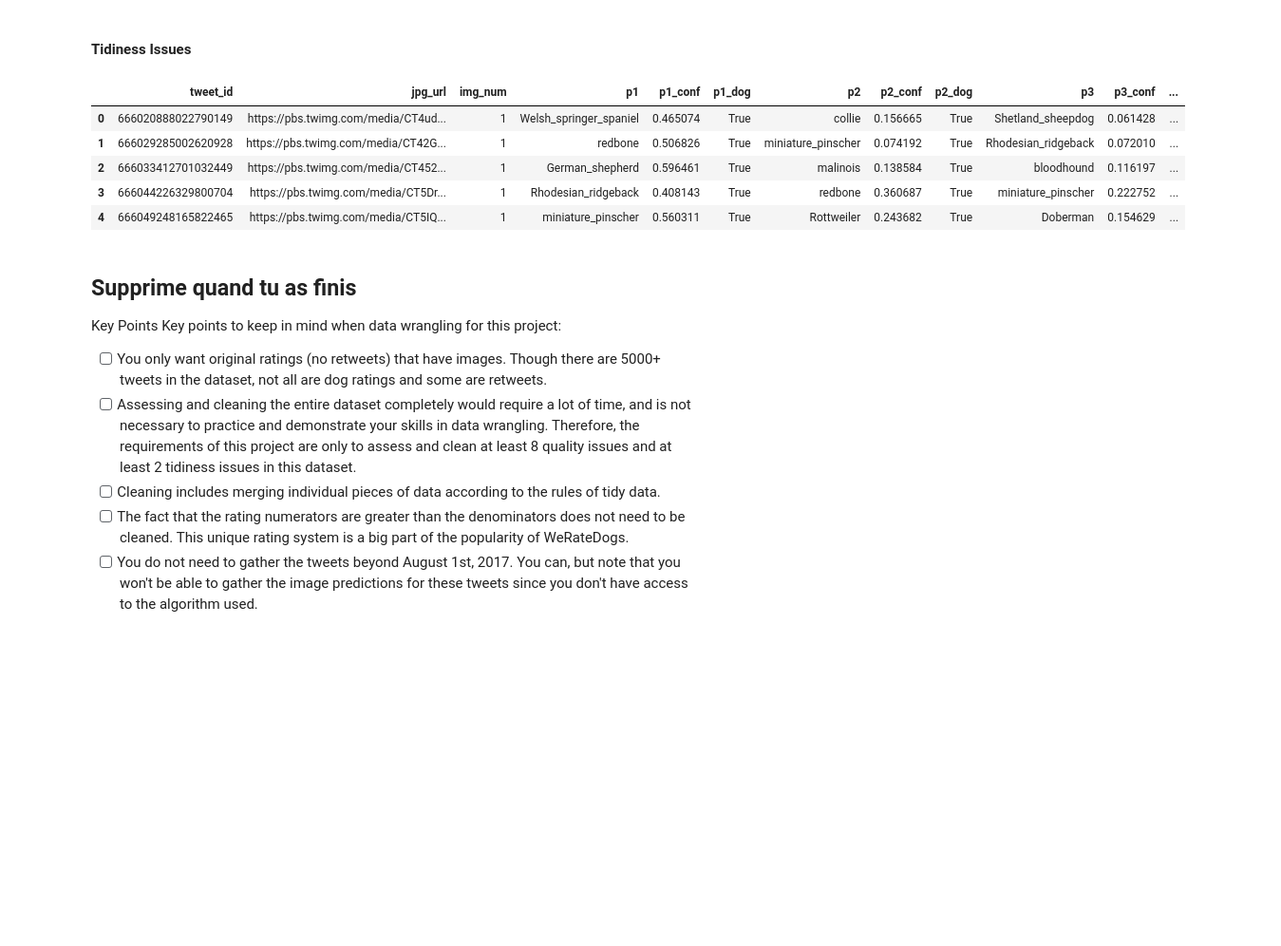
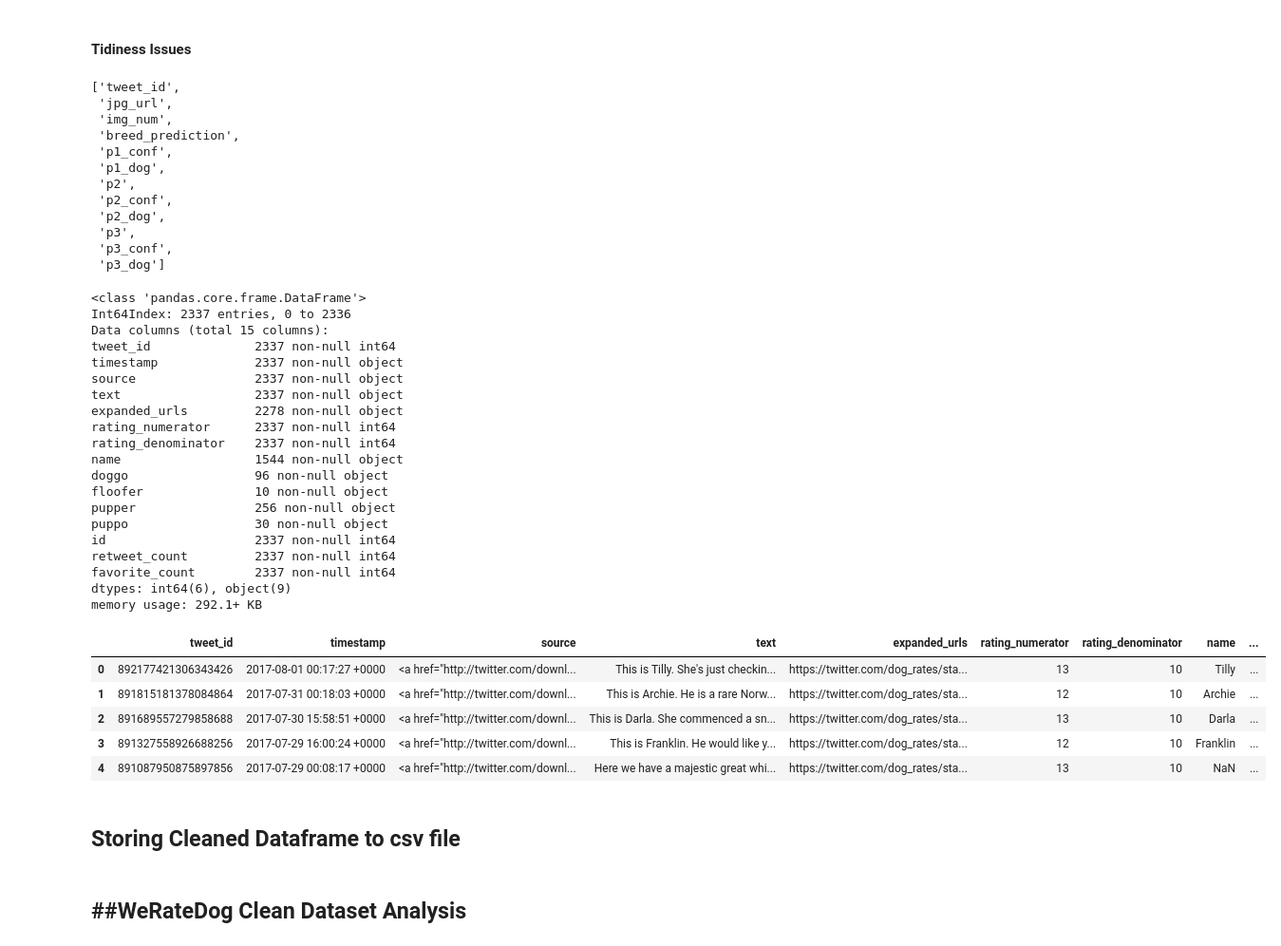
Before and after one commit to gwizamaryse/Data-Wrangling-with-Python, a Jupyter notebook: wrangle_act.ipynb, the cells around one changed output. Shown: that part at 95% size. Drawn from its saved outputs; the diff is of its cells as text; code cells hidden in the pictures; blank space fills up the shorter version.

Commit message:
Analysis done

```diff
--- a/wrangle_act.ipynb
+++ b/wrangle_act.ipynb
@@ -510,15 +510,46 @@ See the caveats in the documentation: http://pandas.pydata.org/pandas-docs/stabl
 # %% [markdown]
 #### Tidiness Issues
 # %%
-# rename the name in the columns for image predictions. from p1 to breed_prediction_1
-image_df.rename(columns={'p1':'breed_prediction'})
-image_df.head()
+# rename the name in the columns for image predictions. from p1 to breed_prediction
+image_df.rename(columns={'p1':'breed_prediction'}, inplace=True)
+#testing to verify name change
+image_df.columns.tolist()
 # %% [output]
-|  | tweet_id | jpg_url | img_num | p1 | p1_conf | p1_dog | p2 | p2_conf | p2_dog | p3 | p3_conf | ... |
-| 0 | 666020888022790149 | https://pbs.twimg.com/media/CT4ud... | 1 | Welsh_springer_spaniel | 0.465074 | True | collie | 0.156665 | True | Shetland_sheepdog | 0.061428 | ... |
-| 1 | 666029285002620928 | https://pbs.twimg.com/media/CT42G... | 1 | redbone | 0.506826 | True | miniature_pinscher | 0.074192 | True | Rhodesian_ridgeback | 0.072010 | ... |
-| 2 | 666033412701032449 | https://pbs.twimg.com/media/CT452... | 1 | German_shepherd | 0.596461 | True | malinois | 0.138584 | True | bloodhound | 0.116197 | ... |
-| 3 | 666044226329800704 | https://pbs.twimg.com/media/CT5Dr... | 1 | Rhodesian_ridgeback | 0.408143 | True | redbone | 0.360687 | True | miniature_pinscher | 0.222752 | ... |
-| 4 | 666049248165822465 | https://pbs.twimg.com/media/CT5IQ... | 1 | miniature_pinscher | 0.560311 | True | Rottweiler | 0.243682 | True | Doberman | 0.154629 | ... |
+['tweet_id',
+ 'jpg_url',
+ 'img_num',
+ 'breed_prediction',
+ 'p1_conf',
+ 'p1_dog',
+ 'p2',
+ 'p2_conf',
+ 'p2_dog',
+ 'p3',
+ 'p3_conf',
+ 'p3_dog']
 # %%
-# merge the archive dataset and api dataset based on tweet_ids
+# merge the archive dataset and twitter_api_df dataset based on common tweet_ids
+new_df = df_archive_new.merge(twitter_api_df,how='inner', left_on='tweet_id', right_on='id')
+#test
+new_df.info()
+# %% [output]
+<class 'pandas.core.frame.DataFrame'>
+Int64Index: 2337 entries, 0 to 2336
+Data columns (total 15 columns):
+tweet_id              2337 non-null int64
+timestamp             2337 non-null object
+source                2337 non-null object
+text                  2337 non-null object
+expanded_urls         2278 non-null object
+rating_numerator      2337 non-null int64
+rating_denominator    2337 non-null int64
+name                  1544 non-null object
+doggo                 96 non-null object
+floofer               10 non-null object
+pupper                256 non-null object
+puppo                 30 non-null object
+id                    2337 non-null int64
+retweet_count         2337 non-null int64
+favorite_count        2337 non-null int64
+dtypes: int64(6), object(9)
+memory usage: 292.1+ KB
@@ -528,12 +556,14 @@ image_df.head()
-# %% [markdown]
-
-
-## Supprime quand tu as finis
-Key Points
-Key points to keep in mind when data wrangling for this project:
-
-- [ ] You only want original ratings (no retweets) that have images. Though there are 5000+ tweets in the dataset, not all are dog ratings and some are retweets.
-- [ ] Assessing and cleaning the entire dataset completely would require a lot of time, and is not necessary to practice and demonstrate your skills in data wrangling. Therefore, the requirements of this project are only to assess and clean at least 8 quality issues and at least 2 tidiness issues in this dataset.
-- [ ] Cleaning includes merging individual pieces of data according to the rules of tidy data.
-- [ ] The fact that the rating numerators are greater than the denominators does not need to be cleaned. This unique rating system is a big part of the popularity of WeRateDogs.
-- [ ] You do not need to gather the tweets beyond August 1st, 2017. You can, but note that you won't be able to gather the image predictions for these tweets since you don't have access to the algorithm used.
+# %%
+# move the image and breed_prediction columns from image_df to new_df
+image_df_new = image_df[['tweet_id', 'jpg_url', 'breed_prediction']]
+final_df = new_df.merge(image_df_new,how='inner', on='tweet_id')
+final_df.head()
+# %% [output]
+|  | tweet_id | timestamp | source | text | expanded_urls | rating_numerator | rating_denominator | name | ... |
+| 0 | 892177421306343426 | 2017-08-01 00:17:27 +0000 | <a href="http://twitter.com/downl... | This is Tilly. She's just checkin... | https://twitter.com/dog_rates/sta... | 13 | 10 | Tilly | ... |
+| 1 | 891815181378084864 | 2017-07-31 00:18:03 +0000 | <a href="http://twitter.com/downl... | This is Archie. He is a rare Norw... | https://twitter.com/dog_rates/sta... | 12 | 10 | Archie | ... |
+| 2 | 891689557279858688 | 2017-07-30 15:58:51 +0000 | <a href="http://twitter.com/downl... | This is Darla. She commenced a sn... | https://twitter.com/dog_rates/sta... | 13 | 10 | Darla | ... |
+| 3 | 891327558926688256 | 2017-07-29 16:00:24 +0000 | <a href="http://twitter.com/downl... | This is Franklin. He would like y... | https://twitter.com/dog_rates/sta... | 12 | 10 | Franklin | ... |
+| 4 | 891087950875897856 | 2017-07-29 00:08:17 +0000 | <a href="http://twitter.com/downl... | Here we have a majestic great whi... | https://twitter.com/dog_rates/sta... | 13 | 10 | NaN | ... |
+# %% [markdown]
+## Storing Cleaned Dataframe to csv file
@@ -539,0 +573,2 @@ Key points to keep in mind when data wrangling for this project:
+# %% [markdown]
+## ##WeRateDog Clean Dataset Analysis
```
Also changed, not shown: parts of 18 cells of this notebook, 1 other file.
